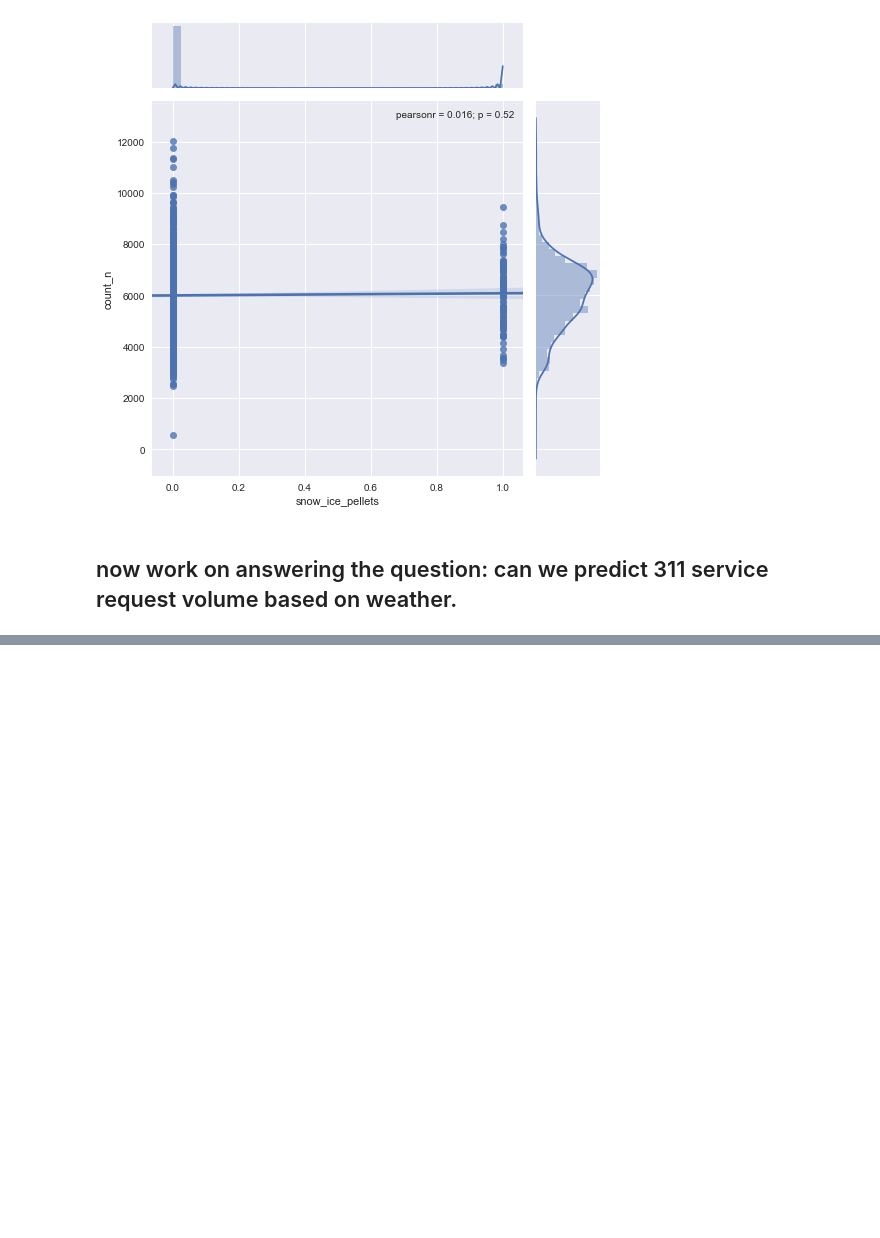
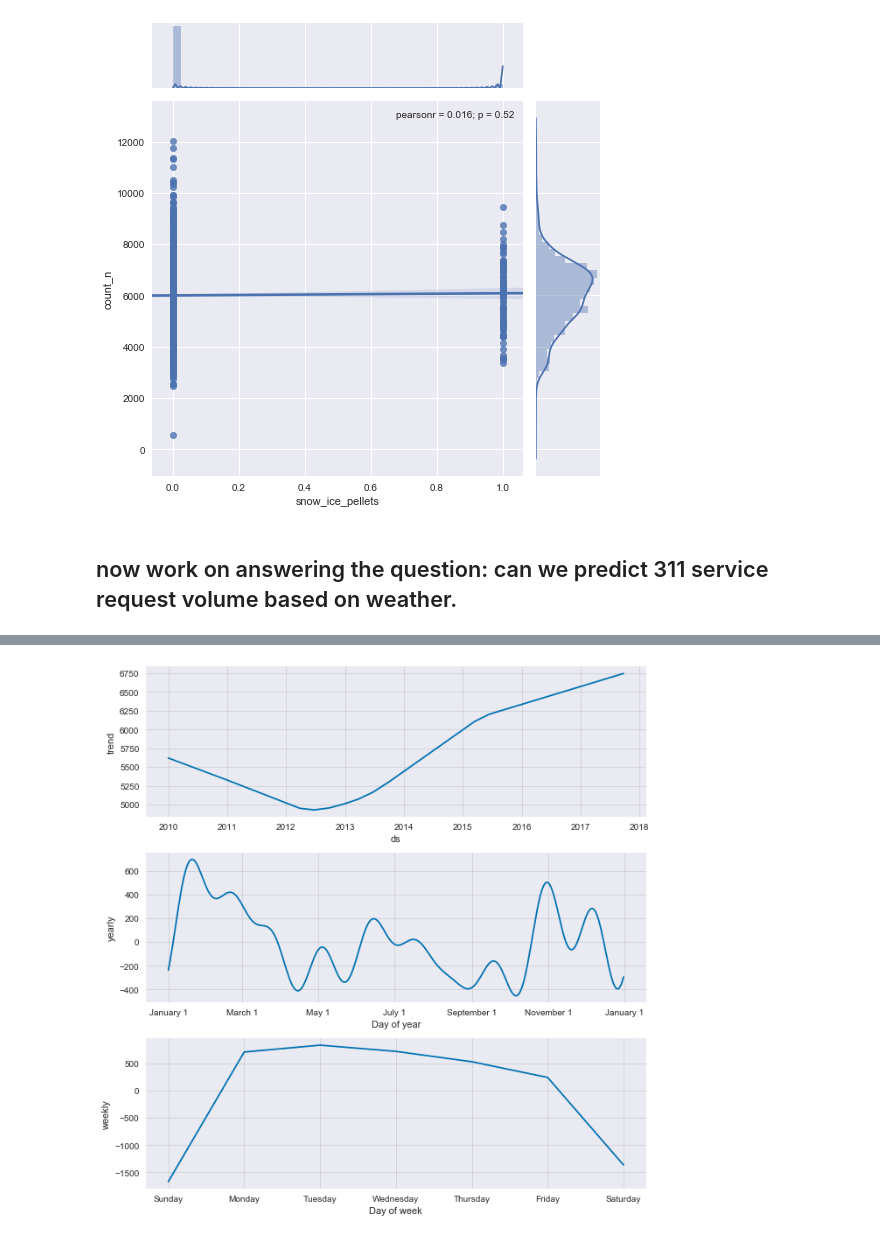
Before and after one commit to stephgline/open_data_challenge, a Jupyter notebook: weather_data_challenge.ipynb, the cells around one changed output, grey strips where cells are left out. Drawn from its saved outputs; the diff is of its cells as text; code cells hidden in the pictures; blank space fills up the shorter version.

Commit message:
adding in forecasting predictions using facebooks prophet library

```diff
--- a/weather_data_challenge.ipynb
+++ b/weather_data_challenge.ipynb
@@ -438,0 +453,13 @@ for i in columns:
+# %%
+
+dfdaycounts.columns=['ds','y']
+# %%
+#generate features. can go back and include complaint type.
+
+m = Prophet()
+m.fit(dfdaycounts)
+
+future = m.make_future_dataframe(periods=0)
+future.tail()
+forecast = m.predict(future)
+forecast[['ds', 'yhat', 'yhat_lower', 'yhat_upper']].tail()
@@ -438,0 +483,5 @@ for i in columns:
+# %%
+
+m.plot_components(forecast);
+# %% [output]
+[figure, added]
```
Also changed, not shown: parts of 9 cells of this notebook.
